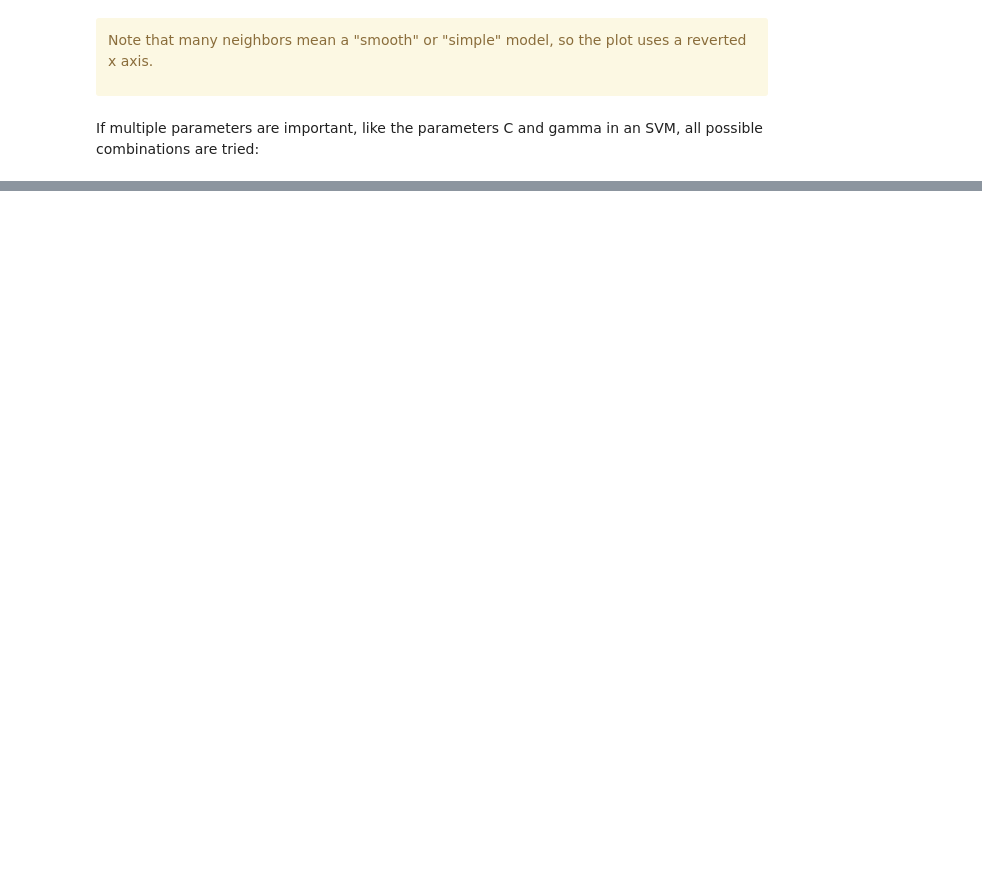
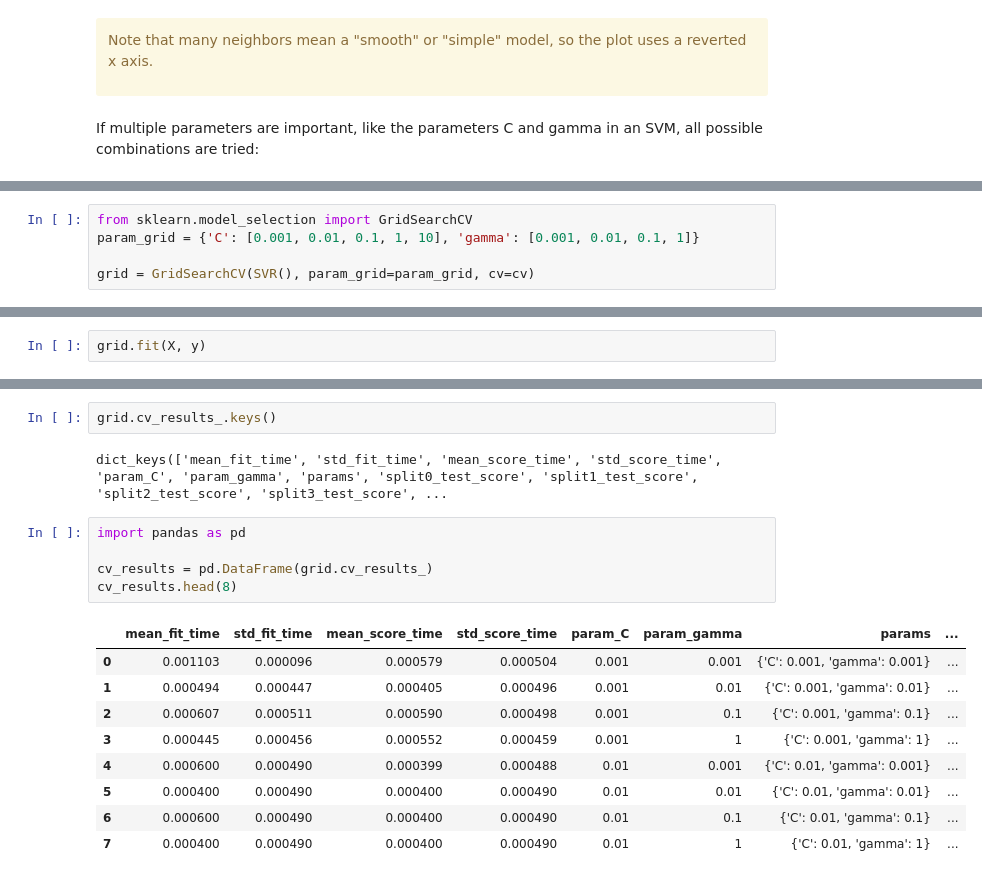
Before and after one commit to soroushfathi/ML-Notebook, a Jupyter notebook: 13-Model-Complexity-and-GridSearch.ipynb, the cells around one changed output, grey strips where cells are left out. Cells and saved outputs as stored; diff of their text form; blank space fills up the shorter version.

Commit message:
GridSearchV, cross_val_score

```diff
--- a/13-Model-Complexity-and-GridSearch.ipynb
+++ b/13-Model-Complexity-and-GridSearch.ipynb
@@ -101,2 +101,7 @@ As this is such a very common pattern, there is a built-in class for this in sci
 
 The grid of parameters is defined as a dictionary, where the keys are the parameters and the values are the settings to be tested.
+# %%
+from sklearn.model_selection import GridSearchCV
+param_grid = {'C': [0.001, 0.01, 0.1, 1, 10], 'gamma': [0.001, 0.01, 0.1, 1]}
+
+grid = GridSearchCV(SVR(), param_grid=param_grid, cv=cv)
@@ -102,0 +110,2 @@ The grid of parameters is defined as a dictionary, where the keys are the parame
+# %%
+grid.fit(X, y)
@@ -102,0 +172,19 @@ The grid of parameters is defined as a dictionary, where the keys are the parame
+# %%
+grid.cv_results_.keys()
+# %% [output]
+dict_keys(['mean_fit_time', 'std_fit_time', 'mean_score_time', 'std_score_time', 'param_C', 'param_gamma', 'params', 'split0_test_score', 'split1_test_score', 'split2_test_score', 'split3_test_score', ...
+# %%
+import pandas as pd
+
+cv_results = pd.DataFrame(grid.cv_results_)
+cv_results.head(8)
+# %% [output]
+|  | mean_fit_time | std_fit_time | mean_score_time | std_score_time | param_C | param_gamma | params | ... |
+| 0 | 0.001103 | 0.000096 | 0.000579 | 0.000504 | 0.001 | 0.001 | {'C': 0.001, 'gamma': 0.001} | ... |
+| 1 | 0.000494 | 0.000447 | 0.000405 | 0.000496 | 0.001 | 0.01 | {'C': 0.001, 'gamma': 0.01} | ... |
+| 2 | 0.000607 | 0.000511 | 0.000590 | 0.000498 | 0.001 | 0.1 | {'C': 0.001, 'gamma': 0.1} | ... |
+| 3 | 0.000445 | 0.000456 | 0.000552 | 0.000459 | 0.001 | 1 | {'C': 0.001, 'gamma': 1} | ... |
+| 4 | 0.000600 | 0.000490 | 0.000399 | 0.000488 | 0.01 | 0.001 | {'C': 0.01, 'gamma': 0.001} | ... |
+| 5 | 0.000400 | 0.000490 | 0.000400 | 0.000490 | 0.01 | 0.01 | {'C': 0.01, 'gamma': 0.01} | ... |
+| 6 | 0.000600 | 0.000490 | 0.000400 | 0.000490 | 0.01 | 0.1 | {'C': 0.01, 'gamma': 0.1} | ... |
+| 7 | 0.000400 | 0.000490 | 0.000400 | 0.000490 | 0.01 | 1 | {'C': 0.01, 'gamma': 1} | ... |
```
Also changed, not shown: parts of 20 cells of this notebook.
